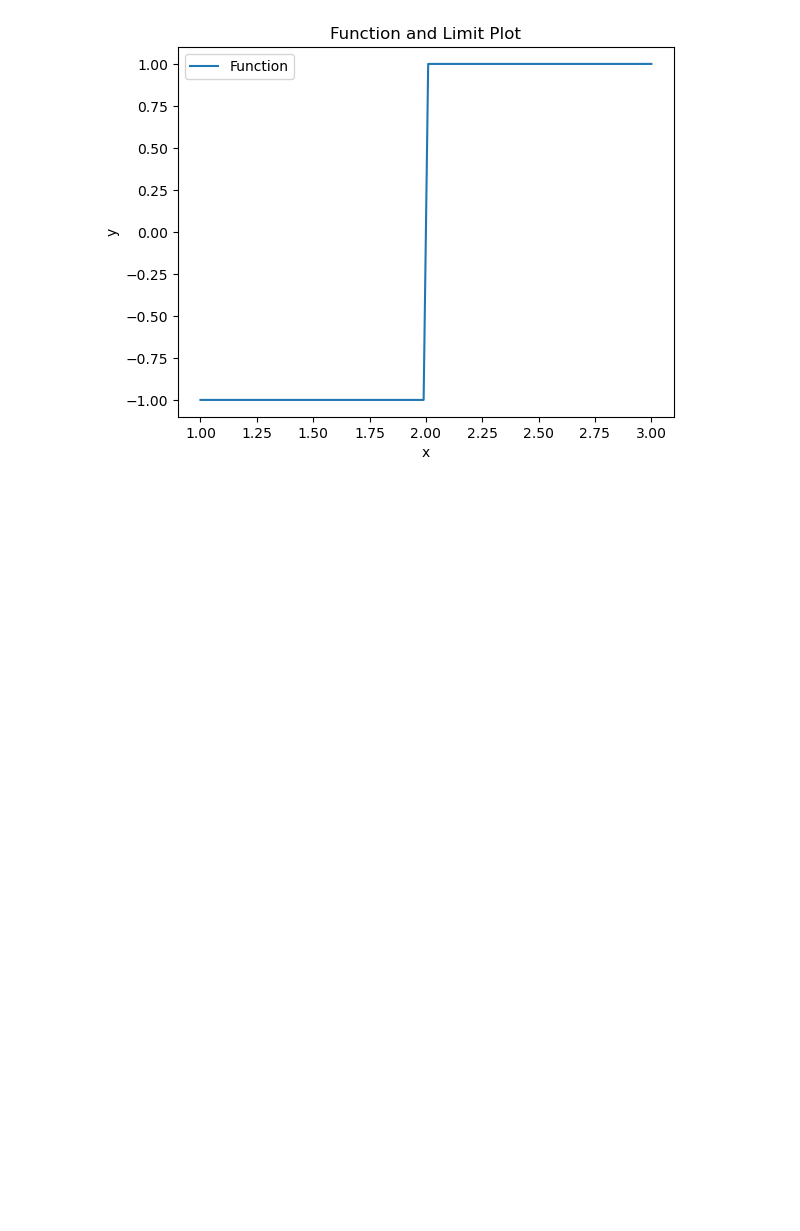
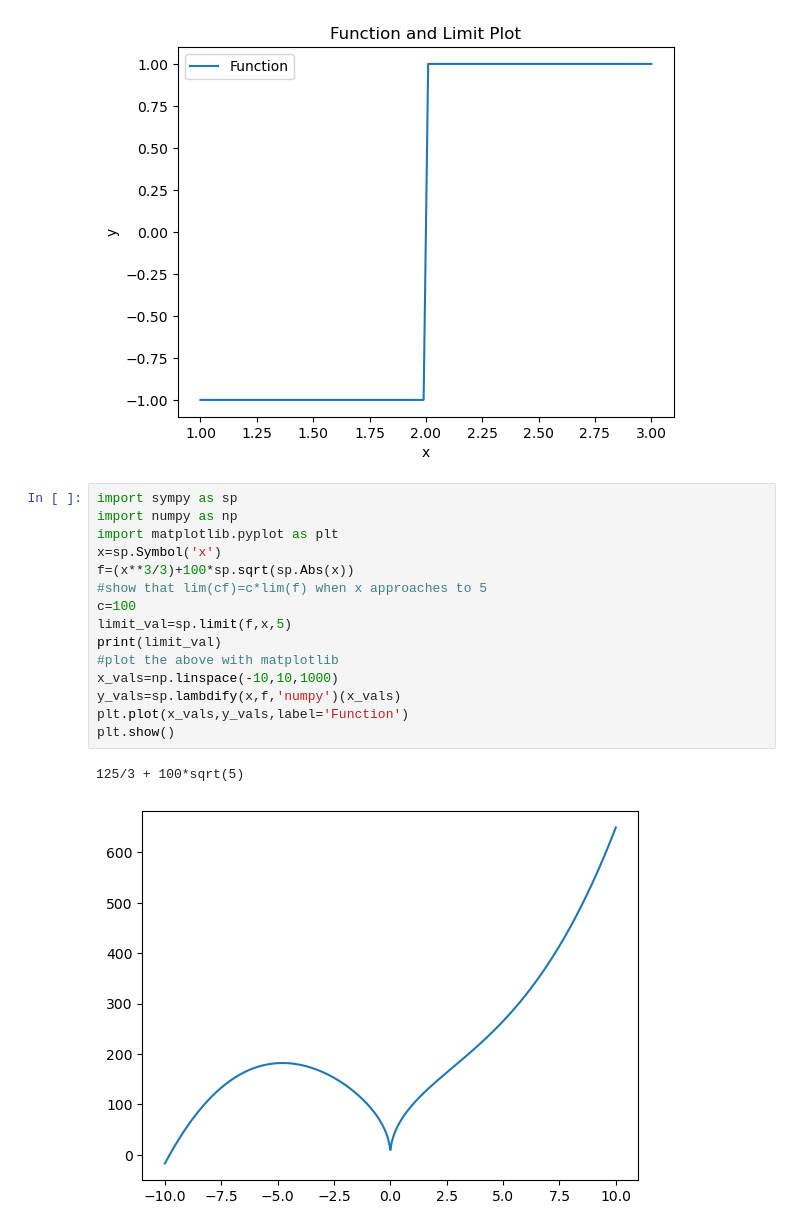
Before and after one commit to matansharon/Calculas, a Jupyter notebook: Section4.ipynb, the cells around one changed output. Drawn from its saved outputs; the diff is of its cells as text; blank space fills up the shorter version.

```diff
--- a/Section4.ipynb
+++ b/Section4.ipynb
@@ -347,3 +347,21 @@ plt.show()
   1.  1.  1.  1.  1.  1.  1.  1.  1.  1.  1.  1.  1.  1.  1.  1.  1.  1.
   1.  1.  1.  1.  1.  1.  1.  1.  1.  1.]
 [figure]
+# %%
+import sympy as sp
+import numpy as np
+import matplotlib.pyplot as plt
+x=sp.Symbol('x')
+f=(x**3/3)+100*sp.sqrt(sp.Abs(x))
+#show that lim(cf)=c*lim(f) when x approaches to 5
+c=100
+limit_val=sp.limit(f,x,5)
+print(limit_val)
+#plot the above with matplotlib
+x_vals=np.linspace(-10,10,1000)
+y_vals=sp.lambdify(x,f,'numpy')(x_vals)
+plt.plot(x_vals,y_vals,label='Function')
+plt.show()
+# %% [output]
+125/3 + 100*sqrt(5)
+[figure, added]
```
Also changed, not shown: parts of 3 cells of this notebook.
